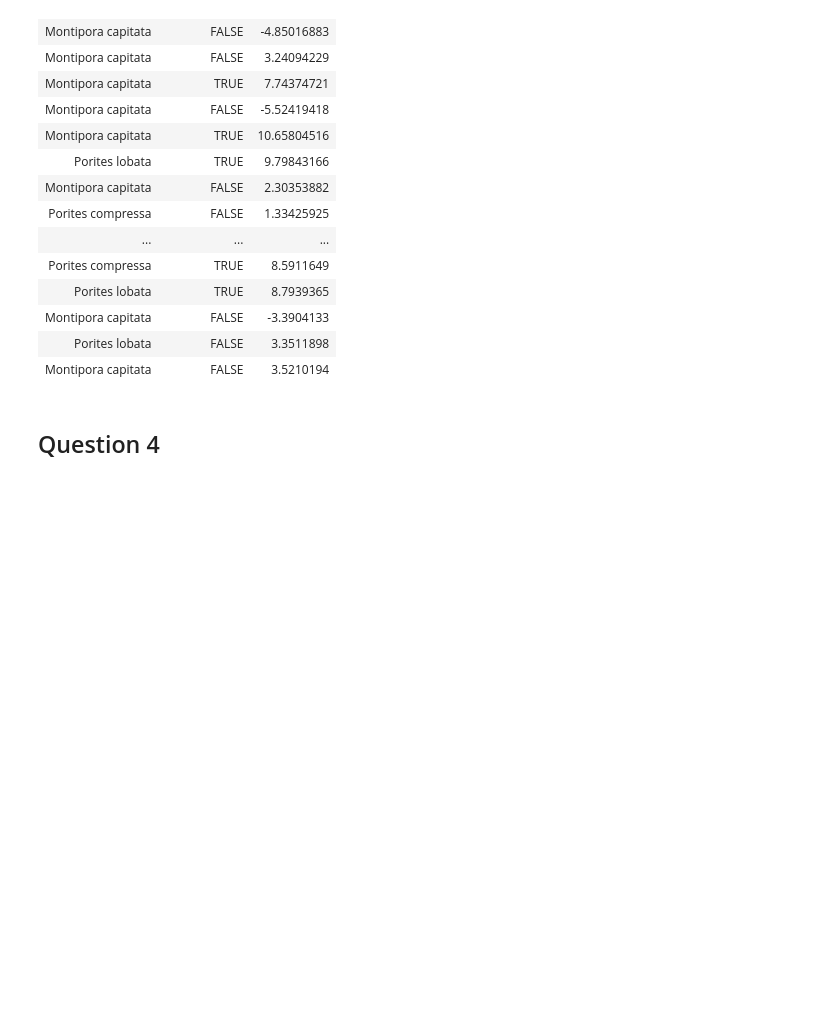
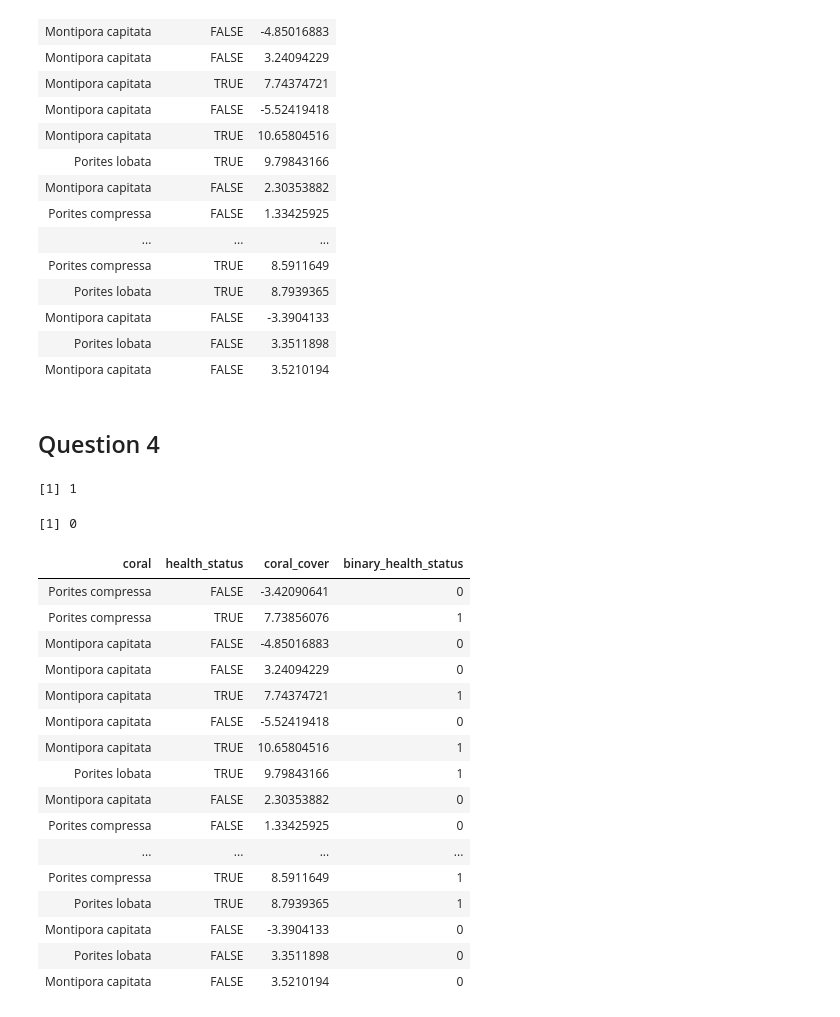
Before and after one commit to samanthakiara/week_4_practical, a Jupyter notebook: week_4_solution.ipynb, the cells around one changed output. Saved outputs shown, nothing was run; the diff lists cells and outputs as text; code cells hidden in the pictures; blank space fills up the shorter version.

```diff
--- a/week_4_solution.ipynb
+++ b/week_4_solution.ipynb
@@ -92,12 +92,36 @@ coral_health_tbl_2
 ## Question 4
 # %%
 return_binary = function(x)
-{if(x==TRUE) {rnorm(1, 9, 2)}
- else if (x==FALSE) {rnorm (1, 1, 3)}
+{if(x==TRUE) {as.integer(TRUE)}
+ else if (x==FALSE) {as.integer(FALSE)}
  else {}}
 
 return_binary(TRUE)
 return_binary(FALSE)
+# %% [output]
+[1] 1
+[1] 0
 # %%
+binary_health_status = mapply(return_binary, coral_health_tbl$health_status)
+
+
 coral_health_tbl_3 = add_column(coral_health_tbl_2, binary_health_status)
 coral_health_tbl_3
+# %% [output]
+| coral | health_status | coral_cover | binary_health_status |
+| Porites compressa | FALSE | -3.42090641 | 0 |
+| Porites compressa | TRUE | 7.73856076 | 1 |
+| Montipora capitata | FALSE | -4.85016883 | 0 |
+| Montipora capitata | FALSE | 3.24094229 | 0 |
+| Montipora capitata | TRUE | 7.74374721 | 1 |
+| Montipora capitata | FALSE | -5.52419418 | 0 |
+| Montipora capitata | TRUE | 10.65804516 | 1 |
+| Porites lobata | TRUE | 9.79843166 | 1 |
+| Montipora capitata | FALSE | 2.30353882 | 0 |
+| Porites compressa | FALSE | 1.33425925 | 0 |
+| ... | ... | ... | ... |
+| Porites compressa | TRUE | 8.5911649 | 1 |
+| Porites lobata | TRUE | 8.7939365 | 1 |
+| Montipora capitata | FALSE | -3.3904133 | 0 |
+| Porites lobata | FALSE | 3.3511898 | 0 |
+| Montipora capitata | FALSE | 3.5210194 | 0 |
```
Also changed, not shown: parts of 11 cells of this notebook.
